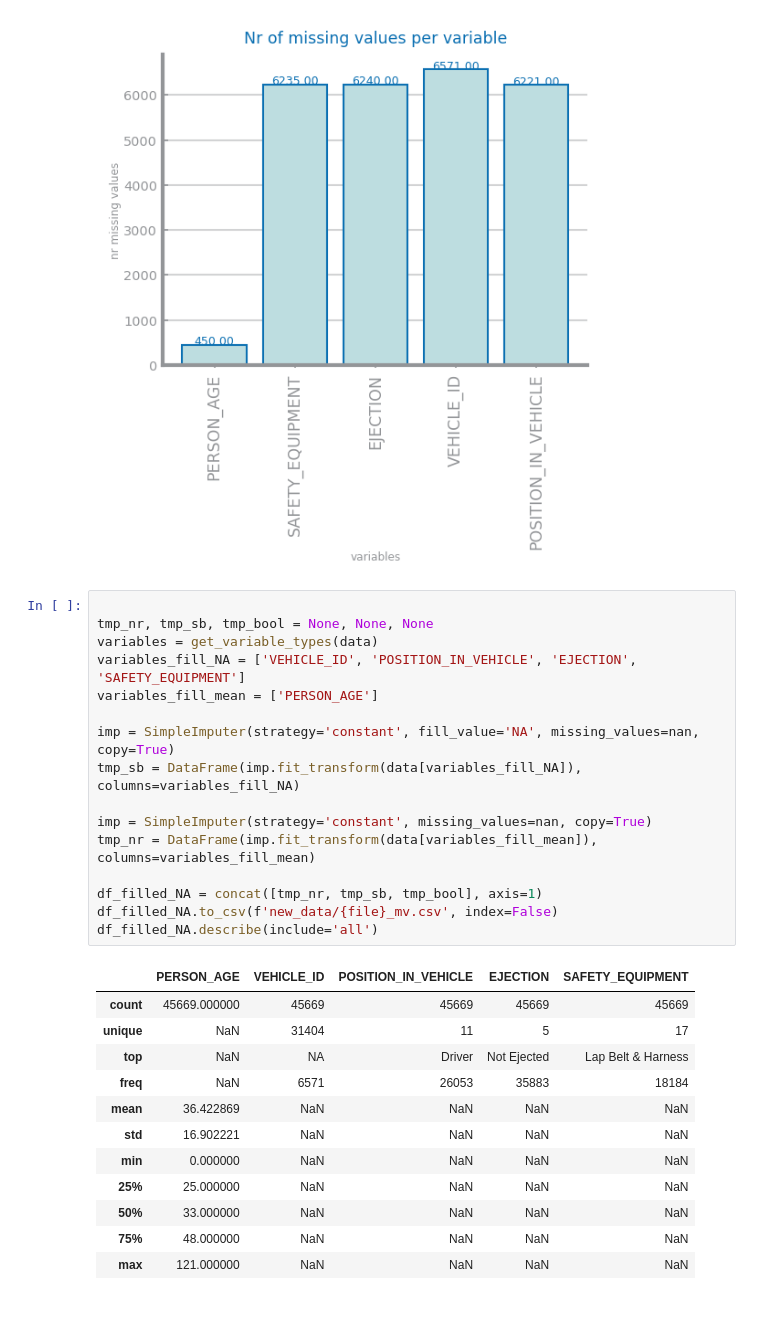
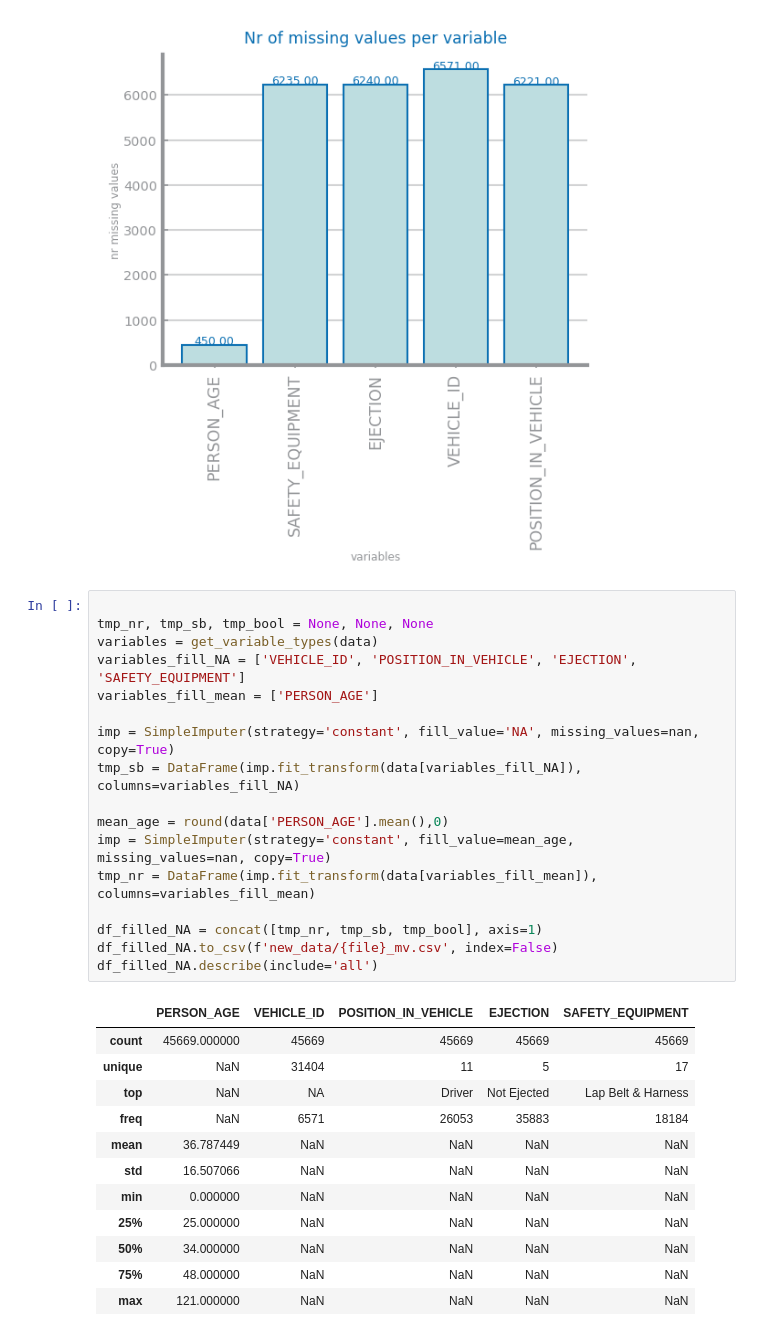
Before and after one commit to EmotionFever/datascience-project, a Jupyter notebook: lab02_data_preparation/set1_missing_values_imputation.ipynb, the cells around one changed output. Drawn from its saved outputs; the diff is of its cells as text.

```diff
--- a/lab02_data_preparation/set1_missing_values_imputation.ipynb
+++ b/lab02_data_preparation/set1_missing_values_imputation.ipynb
@@ -60,29 +60,30 @@ Dropped variables ['PED_LOCATION', 'CONTRIBUTING_FACTOR_2', 'CONTRIBUTING_FACTOR
 # %%
 
 tmp_nr, tmp_sb, tmp_bool = None, None, None
 variables = get_variable_types(data)
 variables_fill_NA = ['VEHICLE_ID', 'POSITION_IN_VEHICLE', 'EJECTION', 'SAFETY_EQUIPMENT']
 variables_fill_mean = ['PERSON_AGE']
 
 imp = SimpleImputer(strategy='constant', fill_value='NA', missing_values=nan, copy=True)
 tmp_sb = DataFrame(imp.fit_transform(data[variables_fill_NA]), columns=variables_fill_NA)
 
-imp = SimpleImputer(strategy='constant', missing_values=nan, copy=True)
+mean_age = round(data['PERSON_AGE'].mean(),0)
+imp = SimpleImputer(strategy='constant', fill_value=mean_age, missing_values=nan, copy=True)
 tmp_nr = DataFrame(imp.fit_transform(data[variables_fill_mean]), columns=variables_fill_mean)
 
 df_filled_NA = concat([tmp_nr, tmp_sb, tmp_bool], axis=1)
 df_filled_NA.to_csv(f'new_data/{file}_mv.csv', index=False)
 df_filled_NA.describe(include='all')
 # %% [output]
 |  | PERSON_AGE | VEHICLE_ID | POSITION_IN_VEHICLE | EJECTION | SAFETY_EQUIPMENT |
 | count | 45669.000000 | 45669 | 45669 | 45669 | 45669 |
 | unique | NaN | 31404 | 11 | 5 | 17 |
 | top | NaN | NA | Driver | Not Ejected | Lap Belt & Harness |
 | freq | NaN | 6571 | 26053 | 35883 | 18184 |
-| mean | 36.422869 | NaN | NaN | NaN | NaN |
-| std | 16.902221 | NaN | NaN | NaN | NaN |
+| mean | 36.787449 | NaN | NaN | NaN | NaN |
+| std | 16.507066 | NaN | NaN | NaN | NaN |
 | min | 0.000000 | NaN | NaN | NaN | NaN |
 | 25% | 25.000000 | NaN | NaN | NaN | NaN |
-| 50% | 33.000000 | NaN | NaN | NaN | NaN |
+| 50% | 34.000000 | NaN | NaN | NaN | NaN |
 | 75% | 48.000000 | NaN | NaN | NaN | NaN |
 | max | 121.000000 | NaN | NaN | NaN | NaN |
```
Also changed, not shown: 1 other file.
